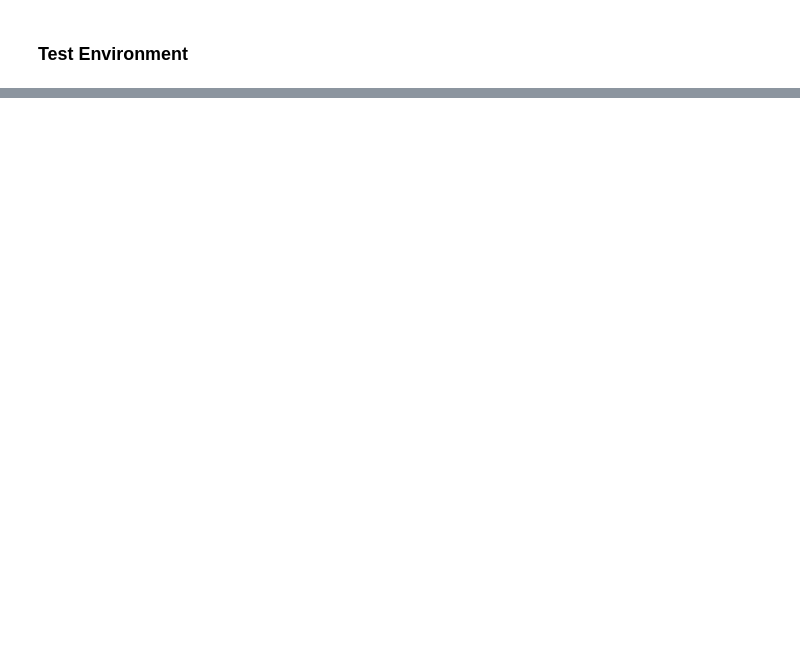
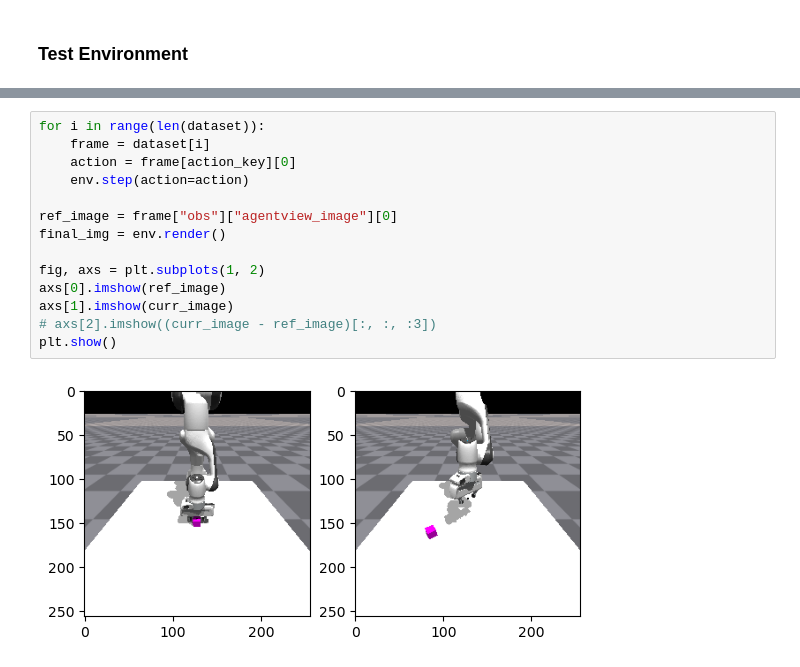
Before and after one commit to theonlynick0430/bc_algos, a Jupyter notebook: notebooks/env.ipynb, the cells around one changed output, grey strips where cells are left out. Drawn from its saved outputs; the diff is of its cells as text; blank space fills up the shorter version.

```diff
--- a/notebooks/env.ipynb
+++ b/notebooks/env.ipynb
@@ -160,0 +156,16 @@ plt.show()
+# %%
+for i in range(len(dataset)):
+    frame = dataset[i]
+    action = frame[action_key][0]
+    env.step(action=action)
+
+ref_image = frame["obs"]["agentview_image"][0]
+final_img = env.render()
+
+fig, axs = plt.subplots(1, 2)
+axs[0].imshow(ref_image)
+axs[1].imshow(curr_image)
+# axs[2].imshow((curr_image - ref_image)[:, :, :3])
+plt.show()
+# %% [output]
+[figure, added]
```
Also changed, not shown: parts of 4 cells of this notebook, 2 other files.
